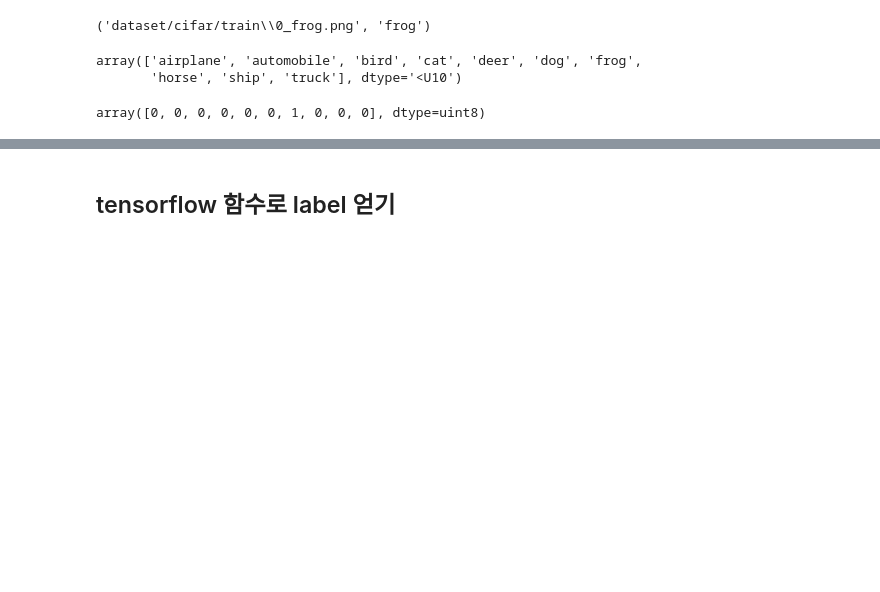
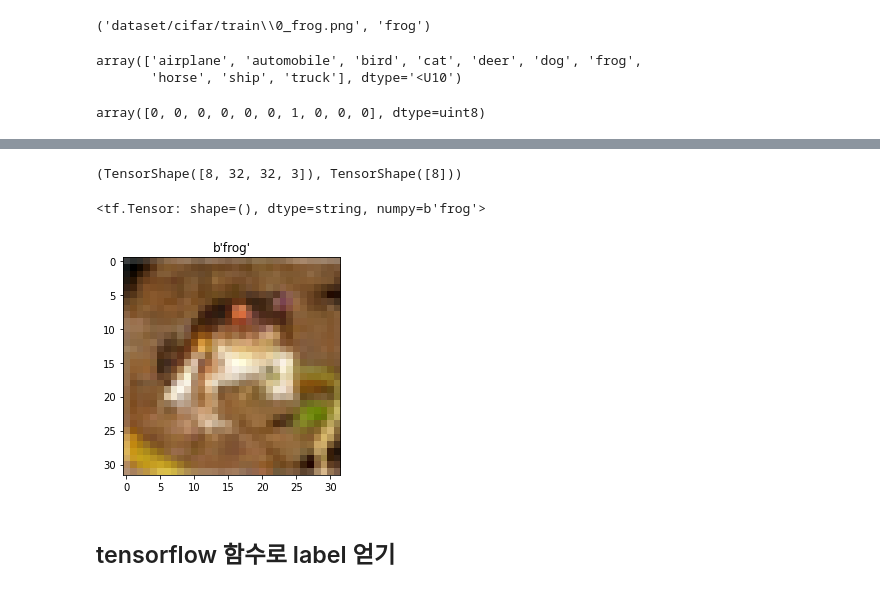
Before and after one commit to G-Polya/FastCampusML, a Jupyter notebook: 이미지분석/10~11.tensorflow 2.0 - 06~07.tf_data_load_image___make_batch.ipynb, the cells around one changed output, grey strips where cells are left out. Cells and saved outputs as stored; diff of their text form; code cells hidden in the pictures; blank space fills up the shorter version.

```diff
--- a/이미지분석/10~11.tensorflow 2.0 - 06~07.tf_data_load_image___make_batch.ipynb
+++ b/이미지분석/10~11.tensorflow 2.0 - 06~07.tf_data_load_image___make_batch.ipynb
@@ -117,0 +138,26 @@ array([0, 0, 0, 0, 0, 0, 1, 0, 0, 0], dtype=uint8)
+# %%
+def read_image_label(path, label):
+    gfile = tf.io.read_file(path)
+    image = tf.io.decode_image(gfile)
+    return image, label
+# %%
+dataset = tf.data.Dataset.from_tensor_slices((data_paths, label_names))
+dataset = dataset.map(read_image_label) # 들어오는게 data_paths, label_names 두개이므로 함수 파라미터도 두개여야함
+dataset = dataset.batch(batch_size)
+dataset = dataset.repeat() # 마지막에 꼭 repeat넣기
+# %%
+image, label = next(iter(dataset))
+# %%
+image.shape, label.shape
+# %% [output]
+(TensorShape([8, 32, 32, 3]), TensorShape([8]))
+# %%
+label[0]
+# %% [output]
+<tf.Tensor: shape=(), dtype=string, numpy=b'frog'>
+# %%
+plt.imshow(image[0])
+plt.title(np.array(label[0]))
+plt.show()
+# %% [output]
+[figure, added]
```
Also changed, not shown: parts of 15 cells of this notebook, 23 other files.
